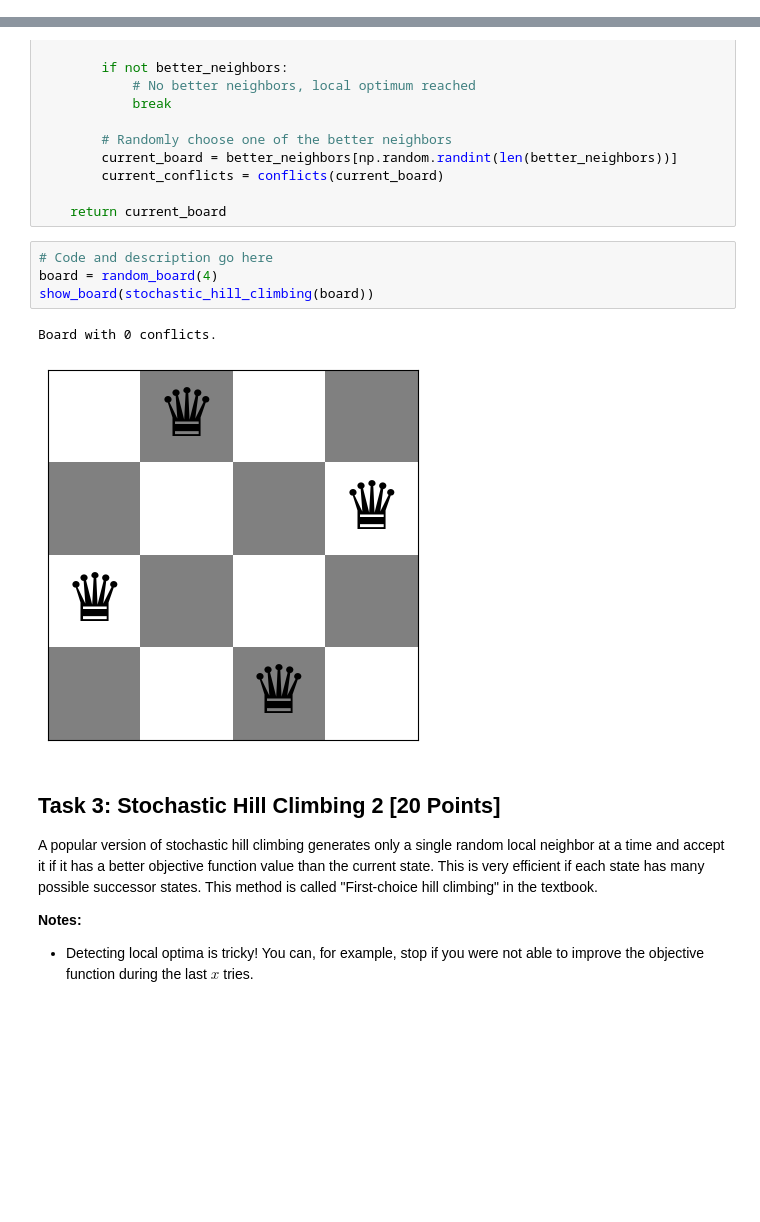
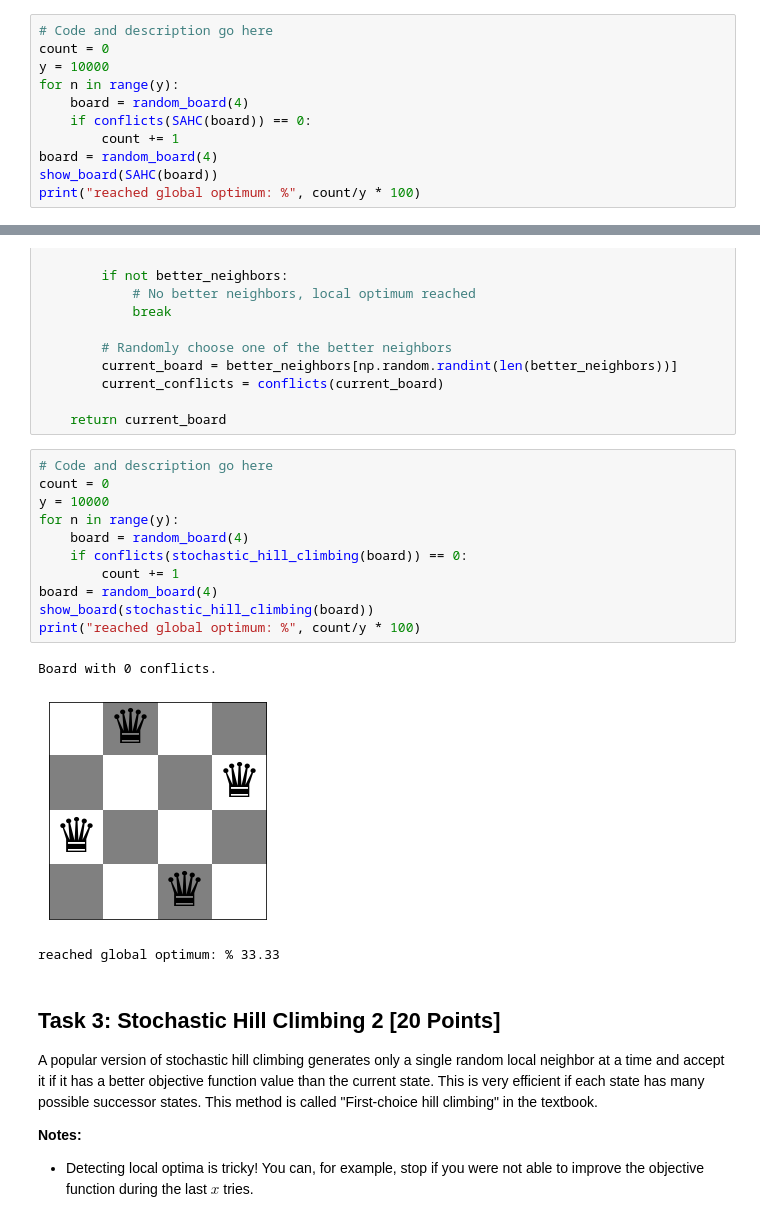
Before and after one commit to chirschbrich/n_queens, a Jupyter notebook: n_queens.ipynb, the cells around one changed output, grey strips where cells are left out. Cells and saved outputs as stored; diff of their text form; blank space fills up the shorter version.

```diff
--- a/n_queens.ipynb
+++ b/n_queens.ipynb
@@ -142,0 +161,11 @@ Board with 4 conflicts.
+# %%
+# Code and description go here
+count = 0
+y = 10000
+for n in range(y):
+    board = random_board(4)
+    if conflicts(SAHC(board)) == 0:
+        count += 1
+board = random_board(4)
+show_board(SAHC(board))
+print("reached global optimum: %", count/y * 100)
@@ -176,11 +209,19 @@ def stochastic_hill_climbing(board):
     return current_board
 # %%
 # Code and description go here
+count = 0
+y = 10000
+for n in range(y):
+    board = random_board(4)
+    if conflicts(stochastic_hill_climbing(board)) == 0:
+        count += 1
 board = random_board(4)
 show_board(stochastic_hill_climbing(board))
+print("reached global optimum: %", count/y * 100)
 # %% [output]
 Board with 0 conflicts.
-[figure, old version]
+[figure, new version]
+reached global optimum: % 33.33
 # %% [markdown]
 ## Task 3: Stochastic Hill Climbing 2 [20 Points]
 
```
Also changed, not shown: parts of 17 cells of this notebook.
